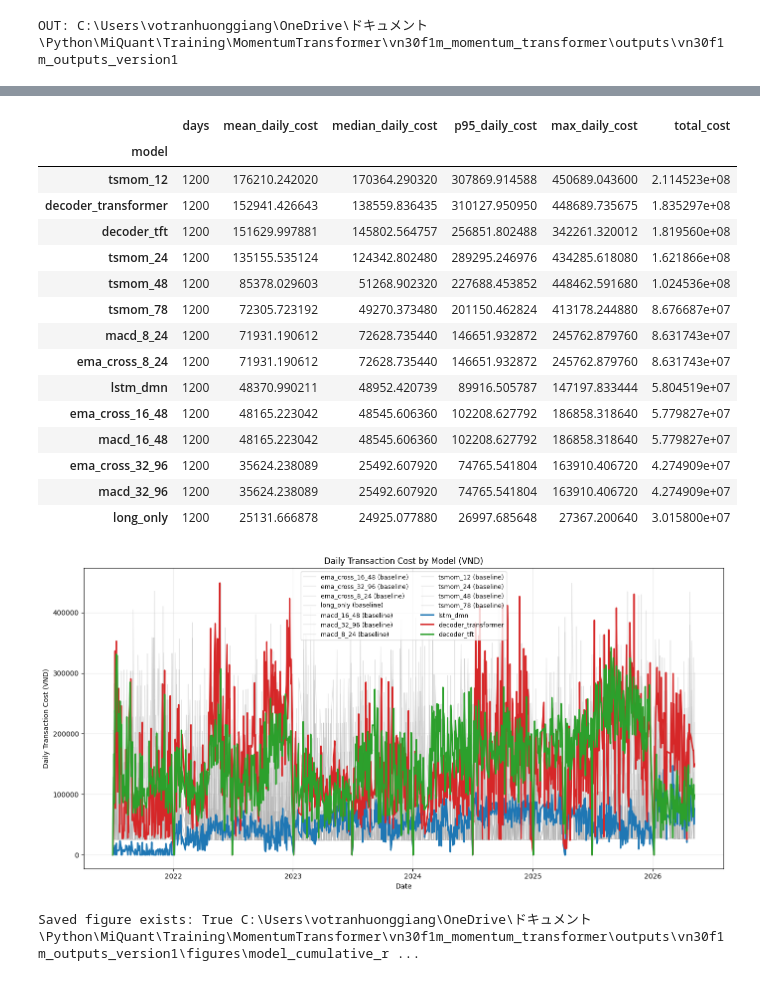
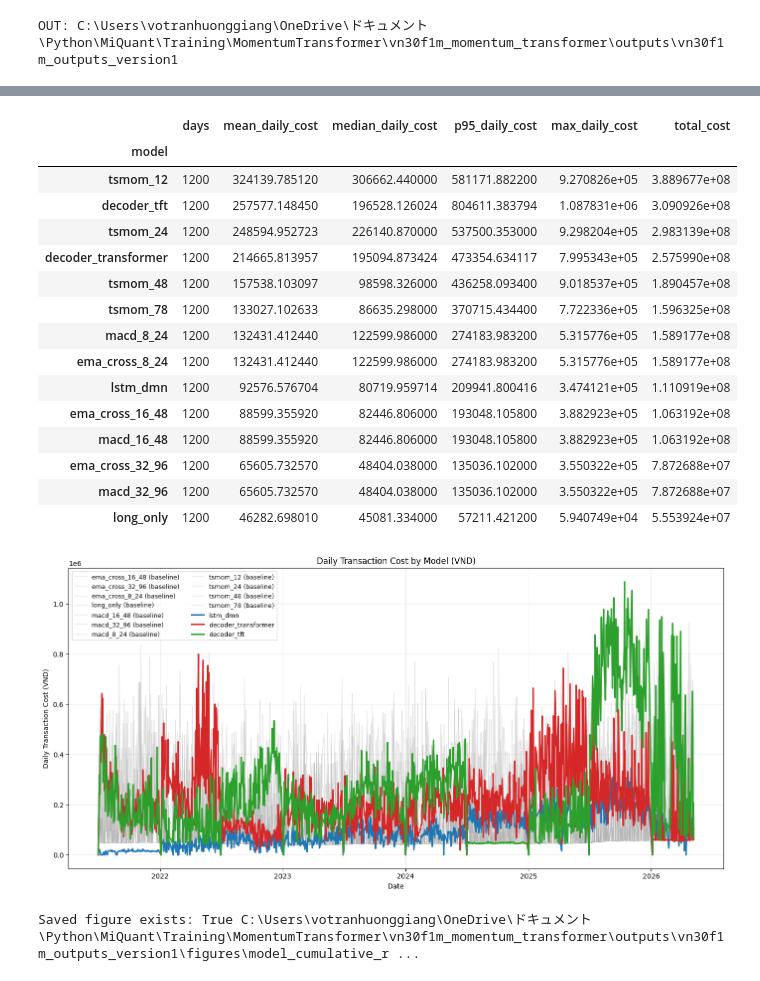
Before and after one commit to votranhuonggiang/Trading-with-the-Momentum-Transformer, a Jupyter notebook: notebooks/05_result_analysis.ipynb, the cells around one changed output, grey strips where cells are left out. Saved outputs shown, nothing was run; the diff lists cells and outputs as text; code cells hidden in the pictures.

Commit message:
adjust cost model: tax on sell side only

```diff
--- a/notebooks/05_result_analysis.ipynb
+++ b/notebooks/05_result_analysis.ipynb
@@ -143,27 +143,16 @@ transfer_tax_rate = 0.001
 fixed_fee_per_side = 5000 + 2700 + 2700
 
 cost_df['prev_pos'] = cost_df.groupby('model')['position'].shift(1).fillna(0.0)
-same_sign = np.sign(cost_df['position']) == np.sign(cost_df['prev_pos'])
-cost_df['open_size'] = np.where(
-    same_sign,
-    np.maximum(np.abs(cost_df['position']) - np.abs(cost_df['prev_pos']), 0),
-    np.abs(cost_df['position'])
-)
-cost_df['close_size'] = np.where(
-    same_sign,
-    np.maximum(np.abs(cost_df['prev_pos']) - np.abs(cost_df['position']), 0),
-    np.abs(cost_df['prev_pos'])
-)
+cost_df['buy_units'] = (cost_df['position'] - cost_df['prev_pos']).clip(lower=0.0)
+cost_df['sell_units'] = (cost_df['prev_pos'] - cost_df['position']).clip(lower=0.0)
 
 cost_df['tax_vnd_per_contract'] = (
     margin_rate * contract_multiplier * transfer_tax_rate * cost_df['close'] / 2.0
 )
-cost_df['open_fixed_cost_vnd'] = cost_df['open_size'] * fixed_fee_per_side
-cost_df['open_tax_cost_vnd'] = cost_df['open_size'] * cost_df['tax_vnd_per_contract']
-cost_df['open_cost_vnd'] = cost_df['open_fixed_cost_vnd'] + cost_df['open_tax_cost_vnd']
-cost_df['close_fixed_cost_vnd'] = cost_df['close_size'] * fixed_fee_per_side
-cost_df['close_tax_cost_vnd'] = cost_df['close_size'] * cost_df['tax_vnd_per_contract']
-cost_df['tx_cost_vnd'] = cost_df['open_cost_vnd'] + cost_df['close_fixed_cost_vnd'] + cost_df['close_tax_cost_vnd']
+cost_df['buy_cost_vnd'] = cost_df['buy_units'] * fixed_fee_per_side
+cost_df['sell_fixed_cost_vnd'] = cost_df['sell_units'] * fixed_fee_per_side
+cost_df['sell_tax_cost_vnd'] = cost_df['sell_units'] * cost_df['tax_vnd_per_contract']
+cost_df['tx_cost_vnd'] = cost_df['buy_cost_vnd'] + cost_df['sell_fixed_cost_vnd'] + cost_df['sell_tax_cost_vnd']
 cost_df['date'] = cost_df['timestamp'].dt.date
 
 daily_cost = cost_df.groupby(['model', 'date'], as_index=False)['tx_cost_vnd'].sum()
@@ -196,48 +185,48 @@ plt.figure(figsize=(14, 7))
 for model_name, g in daily_cost.groupby('model'):
     if model_name in focus_models:
         continue
     plt.plot(
         g['date'], g['tx_cost_vnd'],
         color='#B0B0B0', linewidth=1.0, alpha=0.35,
         label=f'{model_name} (baseline)'
     )
 
 for model_name in focus_models:
     g = daily_cost[daily_cost['model'] == model_name]
     if g.empty:
         continue
     plt.plot(
         g['date'], g['tx_cost_vnd'],
         color=focus_colors.get(model_name, None),
         linewidth=2.2, alpha=1.0,
         label=model_name
     )
 
 plt.title('Daily Transaction Cost by Model (VND)')
 plt.xlabel('Date')
 plt.ylabel('Daily Transaction Cost (VND)')
 plt.grid(alpha=0.25)
 plt.legend(loc='best', ncol=2, fontsize=9)
 plt.tight_layout()
 plt.show()
 # %% [output]
 |  | days | mean_daily_cost | median_daily_cost | p95_daily_cost | max_daily_cost | total_cost |
 | model |  |  |  |  |  |  |
-| tsmom_12 | 1200 | 176210.242020 | 170364.290320 | 307869.914588 | 450689.043600 | 2.114523e+08 |
-| decoder_transformer | 1200 | 152941.426643 | 138559.836435 | 310127.950950 | 448689.735675 | 1.835297e+08 |
-| decoder_tft | 1200 | 151629.997881 | 145802.564757 | 256851.802488 | 342261.320012 | 1.819560e+08 |
-| tsmom_24 | 1200 | 135155.535124 | 124342.802480 | 289295.246976 | 434285.618080 | 1.621866e+08 |
-| tsmom_48 | 1200 | 85378.029603 | 51268.902320 | 227688.453852 | 448462.591680 | 1.024536e+08 |
-| tsmom_78 | 1200 | 72305.723192 | 49270.373480 | 201150.462824 | 413178.244880 | 8.676687e+07 |
-| macd_8_24 | 1200 | 71931.190612 | 72628.735440 | 146651.932872 | 245762.879760 | 8.631743e+07 |
-| ema_cross_8_24 | 1200 | 71931.190612 | 72628.735440 | 146651.932872 | 245762.879760 | 8.631743e+07 |
-| lstm_dmn | 1200 | 48370.990211 | 48952.420739 | 89916.505787 | 147197.833444 | 5.804519e+07 |
-| ema_cross_16_48 | 1200 | 48165.223042 | 48545.606360 | 102208.627792 | 186858.318640 | 5.779827e+07 |
-| macd_16_48 | 1200 | 48165.223042 | 48545.606360 | 102208.627792 | 186858.318640 | 5.779827e+07 |
-| ema_cross_32_96 | 1200 | 35624.238089 | 25492.607920 | 74765.541804 | 163910.406720 | 4.274909e+07 |
-| macd_32_96 | 1200 | 35624.238089 | 25492.607920 | 74765.541804 | 163910.406720 | 4.274909e+07 |
-| long_only | 1200 | 25131.666878 | 24925.077880 | 26997.685648 | 27367.200640 | 3.015800e+07 |
+| tsmom_12 | 1200 | 324139.785120 | 306662.440000 | 581171.882200 | 9.270826e+05 | 3.889677e+08 |
+| decoder_tft | 1200 | 257577.148450 | 196528.126024 | 804611.383794 | 1.087831e+06 | 3.090926e+08 |
+| tsmom_24 | 1200 | 248594.952723 | 226140.870000 | 537500.353000 | 9.298204e+05 | 2.983139e+08 |
+| decoder_transformer | 1200 | 214665.813957 | 195094.873424 | 473354.634117 | 7.995343e+05 | 2.575990e+08 |
+| tsmom_48 | 1200 | 157538.103097 | 98598.326000 | 436258.093400 | 9.018537e+05 | 1.890457e+08 |
+| tsmom_78 | 1200 | 133027.102633 | 86635.298000 | 370715.434400 | 7.722336e+05 | 1.596325e+08 |
+| macd_8_24 | 1200 | 132431.412440 | 122599.986000 | 274183.983200 | 5.315776e+05 | 1.589177e+08 |
+| ema_cross_8_24 | 1200 | 132431.412440 | 122599.986000 | 274183.983200 | 5.315776e+05 | 1.589177e+08 |
+| lstm_dmn | 1200 | 92576.576704 | 80719.959714 | 209941.800416 | 3.474121e+05 | 1.110919e+08 |
+| ema_cross_16_48 | 1200 | 88599.355920 | 82446.806000 | 193048.105800 | 3.882923e+05 | 1.063192e+08 |
+| macd_16_48 | 1200 | 88599.355920 | 82446.806000 | 193048.105800 | 3.882923e+05 | 1.063192e+08 |
+| ema_cross_32_96 | 1200 | 65605.732570 | 48404.038000 | 135036.102000 | 3.550322e+05 | 7.872688e+07 |
+| macd_32_96 | 1200 | 65605.732570 | 48404.038000 | 135036.102000 | 3.550322e+05 | 7.872688e+07 |
+| long_only | 1200 | 46282.698010 | 45081.334000 | 57211.421200 | 5.940749e+04 | 5.553924e+07 |
-[figure, old version]
+[figure, new version]
 # %%
 fig_path = OUT / 'figures' / 'model_cumulative_returns.png'
 print('Saved figure exists:', fig_path.exists(), fig_path)
```
Also changed, not shown: parts of 3 cells of this notebook, 2 other files.
